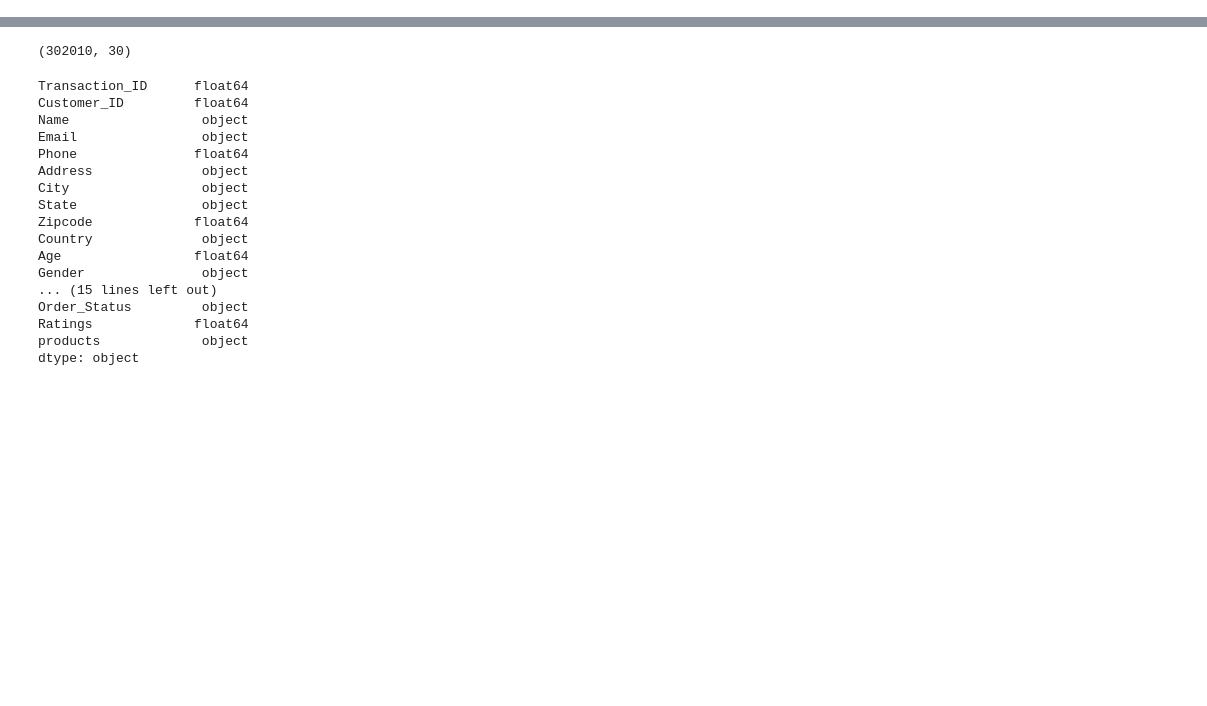
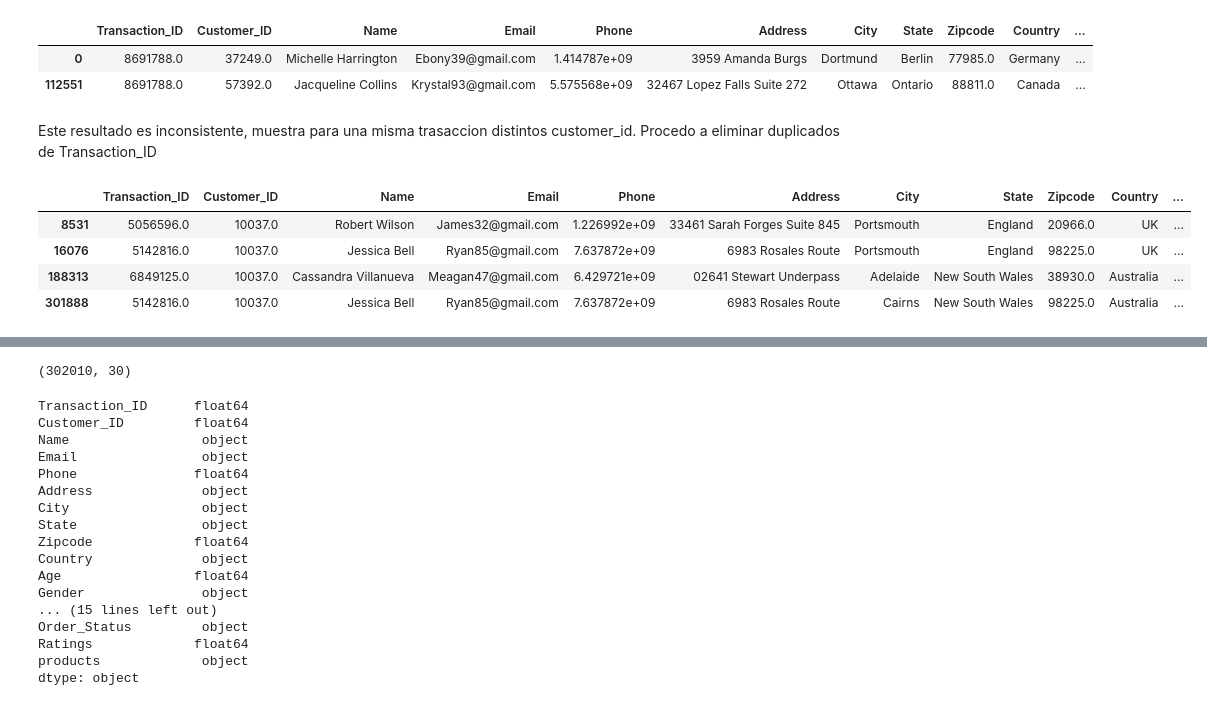
Before and after one commit to marianaolazabal/marianaolazabal-Clasificacion_Compradores_Retails, a Jupyter notebook: src/retails.ipynb, the cells around one changed output, grey strips where cells are left out. Saved outputs shown, nothing was run; the diff lists cells and outputs as text; code cells hidden in the pictures; blank space fills up the shorter version.

```diff
--- a/src/retails.ipynb
+++ b/src/retails.ipynb
@@ -23,0 +46,9 @@ df_Retail.head()
+# %%
+df_filtered_transaction = df_Retail_copy[df_Retail_copy['Transaction_ID'] == 8691788]
+df_filtered_transaction.head()
+# %% [output]
+|  | Transaction_ID | Customer_ID | Name | Email | Phone | Address | City | State | Zipcode | Country | ... |
+| 0 | 8691788.0 | 37249.0 | Michelle Harrington | Ebony39@gmail.com | 1.414787e+09 | 3959 Amanda Burgs | Dortmund | Berlin | 77985.0 | Germany | ... |
+| 112551 | 8691788.0 | 57392.0 | Jacqueline Collins | Krystal93@gmail.com | 5.575568e+09 | 32467 Lopez Falls Suite 272 | Ottawa | Ontario | 88811.0 | Canada | ... |
+# %% [markdown]
+Este resultado es inconsistente, muestra para una misma trasaccion distintos customer_id. Procedo a eliminar duplicados de Transaction_ID
@@ -23,0 +57,10 @@ df_Retail.head()
+# %%
+pd.set_option('display.max_columns', None)
+df_filtered2 = df_Retail[df_Retail['Customer_ID'] == 10037]
+df_filtered2.head(20)
+# %% [output]
+|  | Transaction_ID | Customer_ID | Name | Email | Phone | Address | City | State | Zipcode | Country | ... |
+| 8531 | 5056596.0 | 10037.0 | Robert Wilson | James32@gmail.com | 1.226992e+09 | 33461 Sarah Forges Suite 845 | Portsmouth | England | 20966.0 | UK | ... |
+| 16076 | 5142816.0 | 10037.0 | Jessica Bell | Ryan85@gmail.com | 7.637872e+09 | 6983 Rosales Route | Portsmouth | England | 98225.0 | UK | ... |
+| 188313 | 6849125.0 | 10037.0 | Cassandra Villanueva | Meagan47@gmail.com | 6.429721e+09 | 02641 Stewart Underpass | Adelaide | New South Wales | 38930.0 | Australia | ... |
+| 301888 | 5142816.0 | 10037.0 | Jessica Bell | Ryan85@gmail.com | 7.637872e+09 | 6983 Rosales Route | Cairns | New South Wales | 98225.0 | Australia | ... |
```
Also changed, not shown: parts of 18 cells of this notebook.
